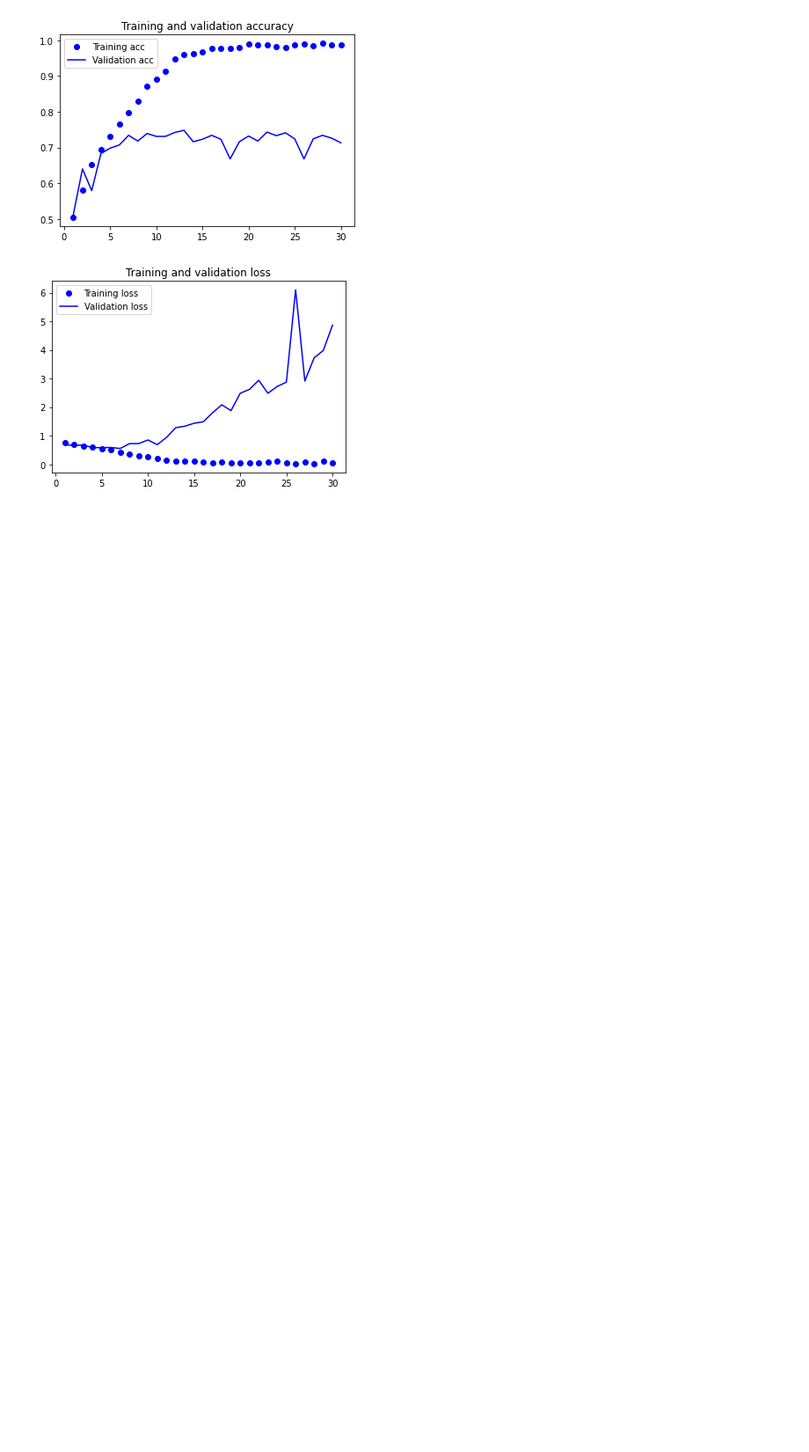
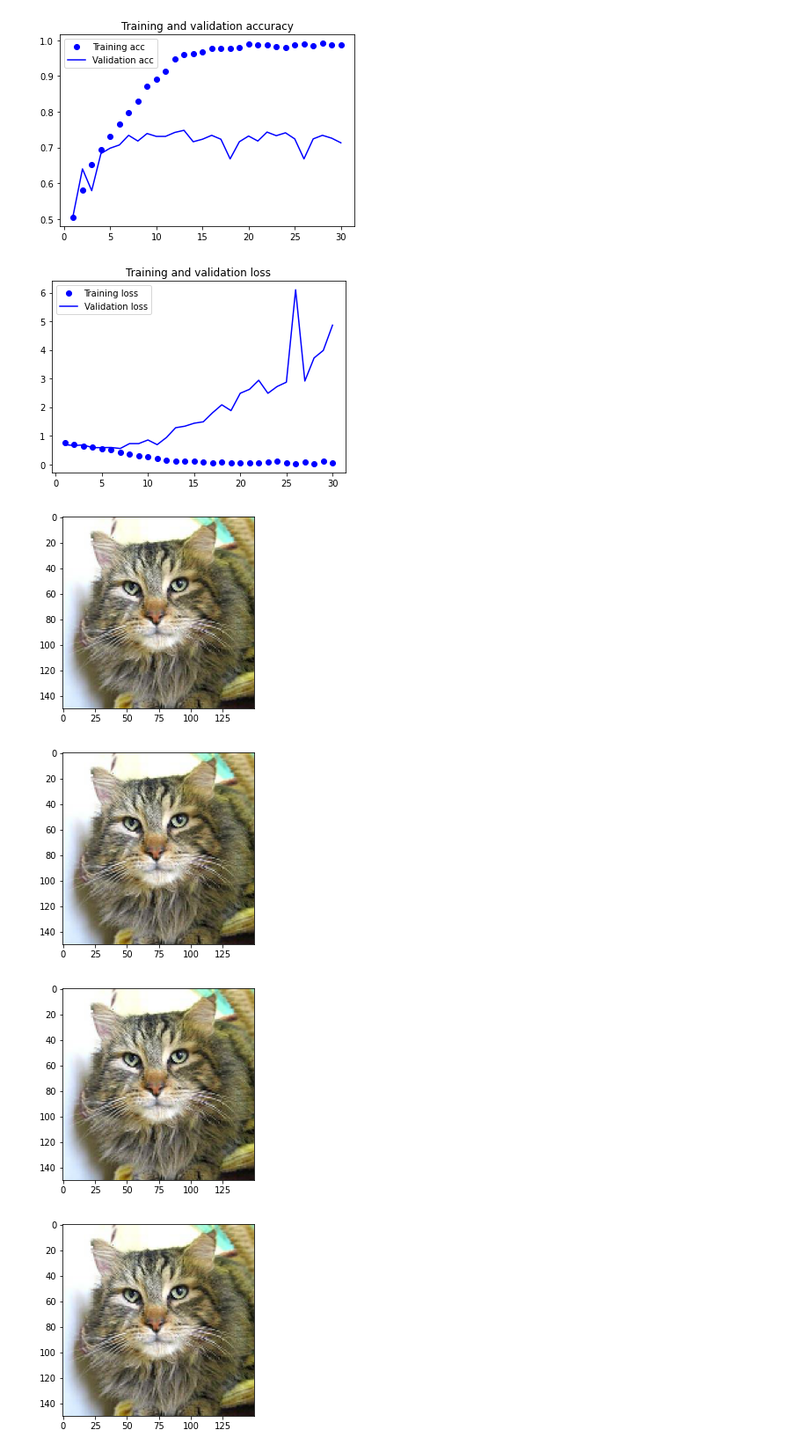
Before and after one commit to Shahir-Abdullah/DeepLearningProjects, a Jupyter notebook: CatsDogsClassifier.ipynb, the cells around one changed output. Shown: that part at 88% size. Saved outputs shown, nothing was run; the diff lists cells and outputs as text; code cells hidden in the pictures; blank space fills up the shorter version.

```diff
--- a/CatsDogsClassifier.ipynb
+++ b/CatsDogsClassifier.ipynb
@@ -214,3 +215,38 @@ plt.show()
 # %% [output]
 [figure]
 [figure]
+# %%
+'''
+from tensorflow.keras.preprocessing import image
+import matplotlib.pyplot as plt
+from tensorflow.keras.preprocessing.image import ImageDataGenerator
+fnames = [os.path.join(train_cats_dir, fname) for fname in os.listdir(train_cats_dir)]
+
+img_path = fnames[3]
+
+img = image.load_img(img_path, target_size=(150, 150))
+
+x = image.img_to_array(img) #Converts it to a Numpy array with shape (150, 150, 3)
+x = x.reshape((1,) + x.shape) #Reshapes it to (1, 150, 150, 3)
+
+
+Generates batches of
+randomly transformed
+images. Loops indefinitely,
+so you need to break the
+loop at some point!
+
+i = 0
+for batch in train_datagen.flow(x, batch_size=1):
+    plt.figure(i)
+    imgplot = plt.imshow(image.array_to_img(batch[0]))
+    i += 1
+    if i % 4 == 0:
+        break;
+plt.show()
+'''
+# %% [output]
+[figure, added]
+[figure, added]
+[figure, added]
+[figure, added]
```
Also changed, not shown: parts of 6 cells of this notebook.
